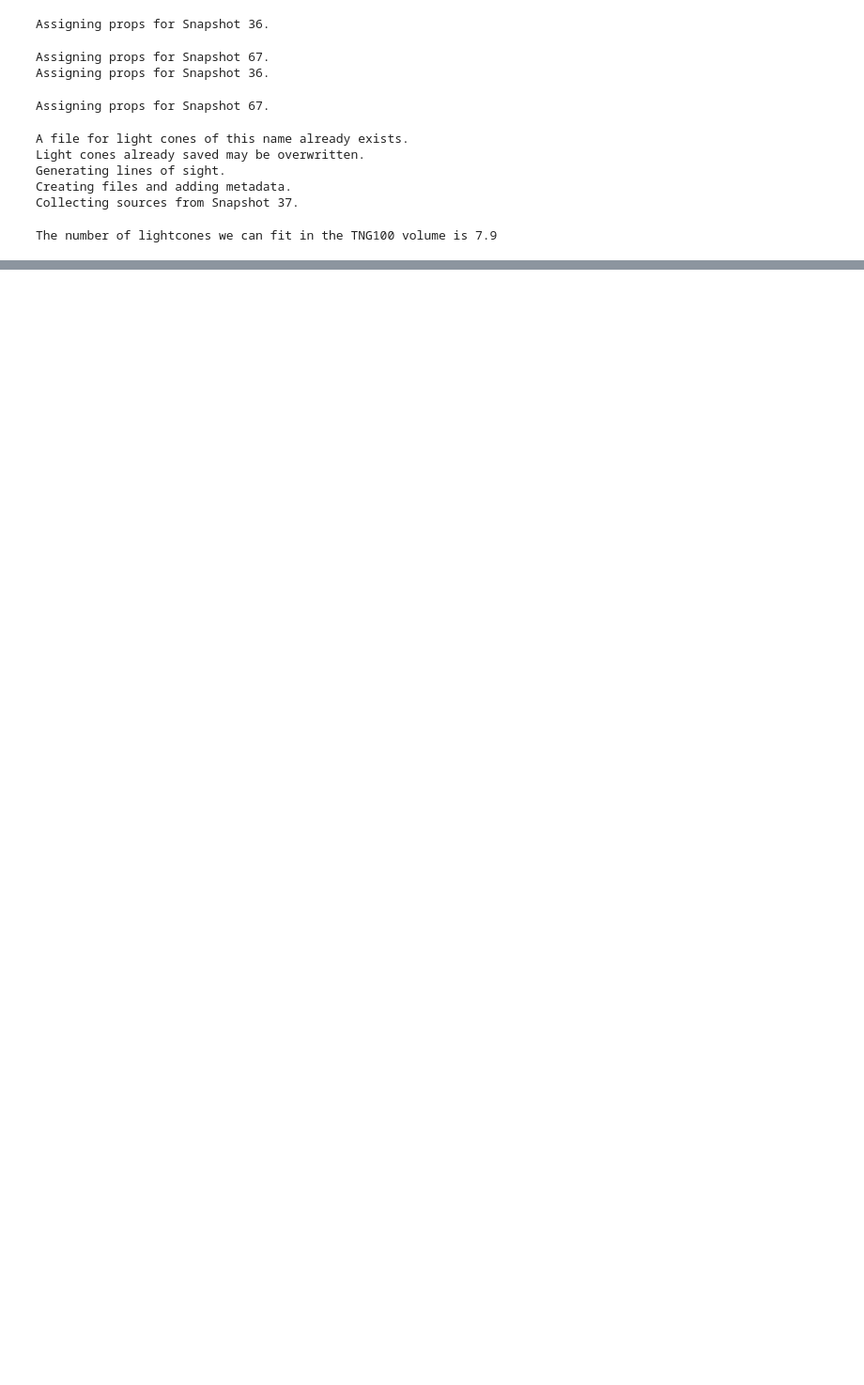
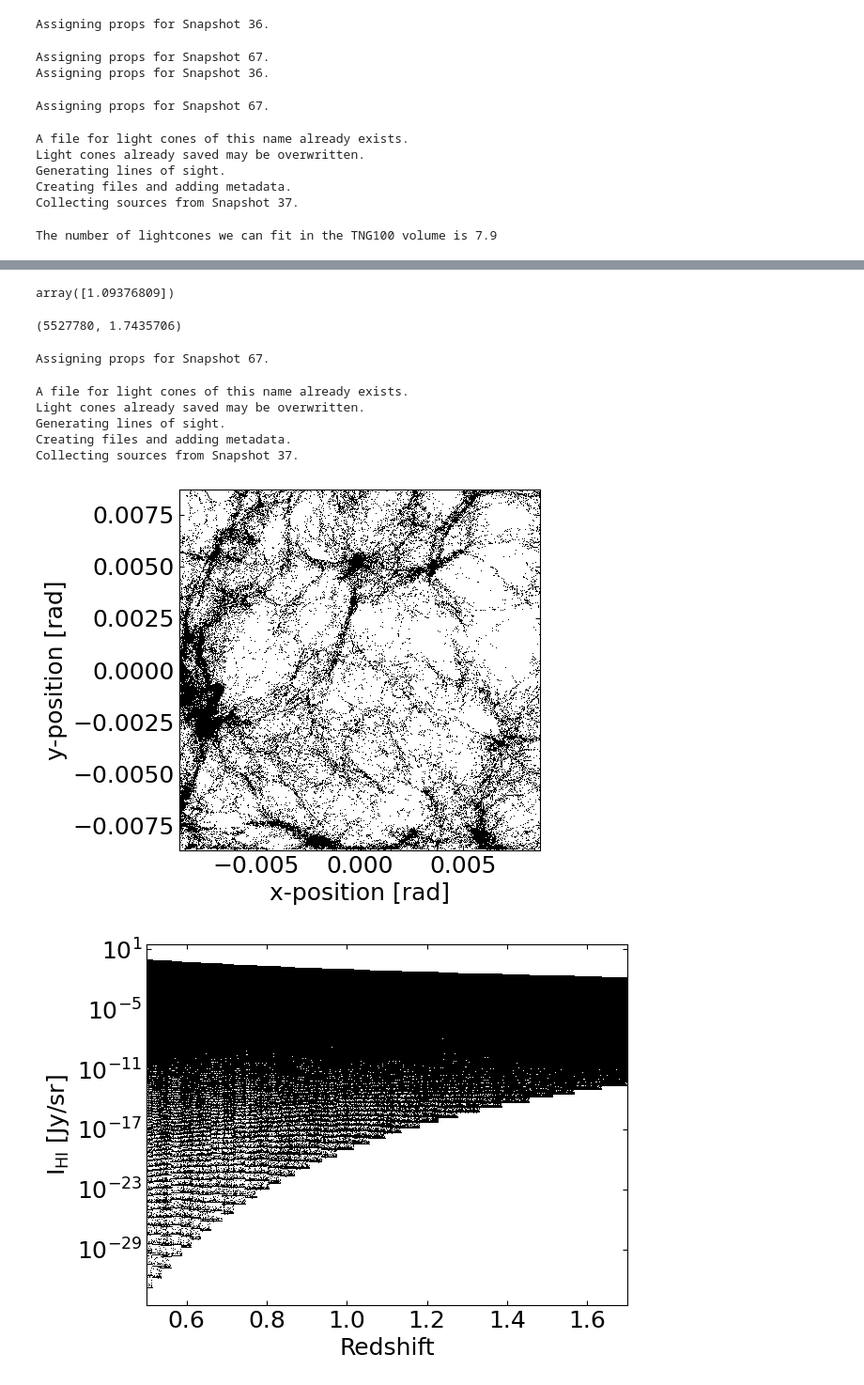
Before and after one commit to shubhagrawal30/crossLIM, a Jupyter notebook: simim/auto.ipynb, the cells around one changed output, grey strips where cells are left out. Shown at 94% size. Saved outputs shown, nothing was run; the diff lists cells and outputs as text; code cells hidden in the pictures; blank space fills up the shorter version.

```diff
--- a/simim/auto.ipynb
+++ b/simim/auto.ipynb
@@ -104,0 +143,4 @@ plt.show()
+# %%
+I_HI(np.array([4.2394481e+13]), 1.7435706)
+# %% [output]
+array([1.09376809])
@@ -104,0 +150,51 @@ plt.show()
+# %%
+len(masses), snap.redshift
+# %% [output]
+(5527780, 1.7435706)
+# %%
+import matplotlib.pyplot as plt
+import simim.siminterface as sim
+
+tng100 = sim.SimHandler('TNG100-1')
+tng100.make_property(prop_I_HI, overwrite=True, write=True)
+# %% [output]
+Assigning props for Snapshot 67.
+# %%
+from simim.lightcone import LCMaker
+
+rng = np.random.default_rng()
+
+gen = LCMaker(sim='TNG100-1',
+              name='hi',
+              openangle=1.0,
+              aspect=1.0,
+              mode = 'box',
+              redshift_min = 0.5,
+              redshift_max = 1.7,
+              minimum_mass = 1e8)
+
+gen.build_lightcones(rng=rng)
+gen.add_properties('I_HI')
+# %% [output]
+A file for light cones of this name already exists.
+Light cones already saved may be overwritten.
+Generating lines of sight.
+Creating files and adding metadata.
+Collecting sources from Snapshot 37.
+# %%
+from simim.lightcone import LCHandler
+
+lc1 = LCHandler('TNG100-1','hi',0)
+
+lc1.set_property_range('redshift',0.999,1.001)
+lc1.plot('ra','dec',
+         axkws={'xlabel':'x-position [rad]','ylabel':'y-position [rad]','aspect':'equal','xlim':(-0.5*np.pi/180,0.5*np.pi/180),'ylim':(-0.5*np.pi/180,0.5*np.pi/180)},
+         plotkws={'marker':',','color':'k'})
+
+lc1.set_property_range()
+lc1.plot('redshift','I_HI',
+         axkws={'xlabel':'Redshift','ylabel':'I$_\mathregular{HI}$ [Jy/sr]','xlim':(0.5,1.7),'yscale':'log'},
+         plotkws={'marker':',','color':'k'})
+# %% [output]
+[figure, added]
+[figure, added]
```
Also changed, not shown: parts of 5 cells of this notebook.
